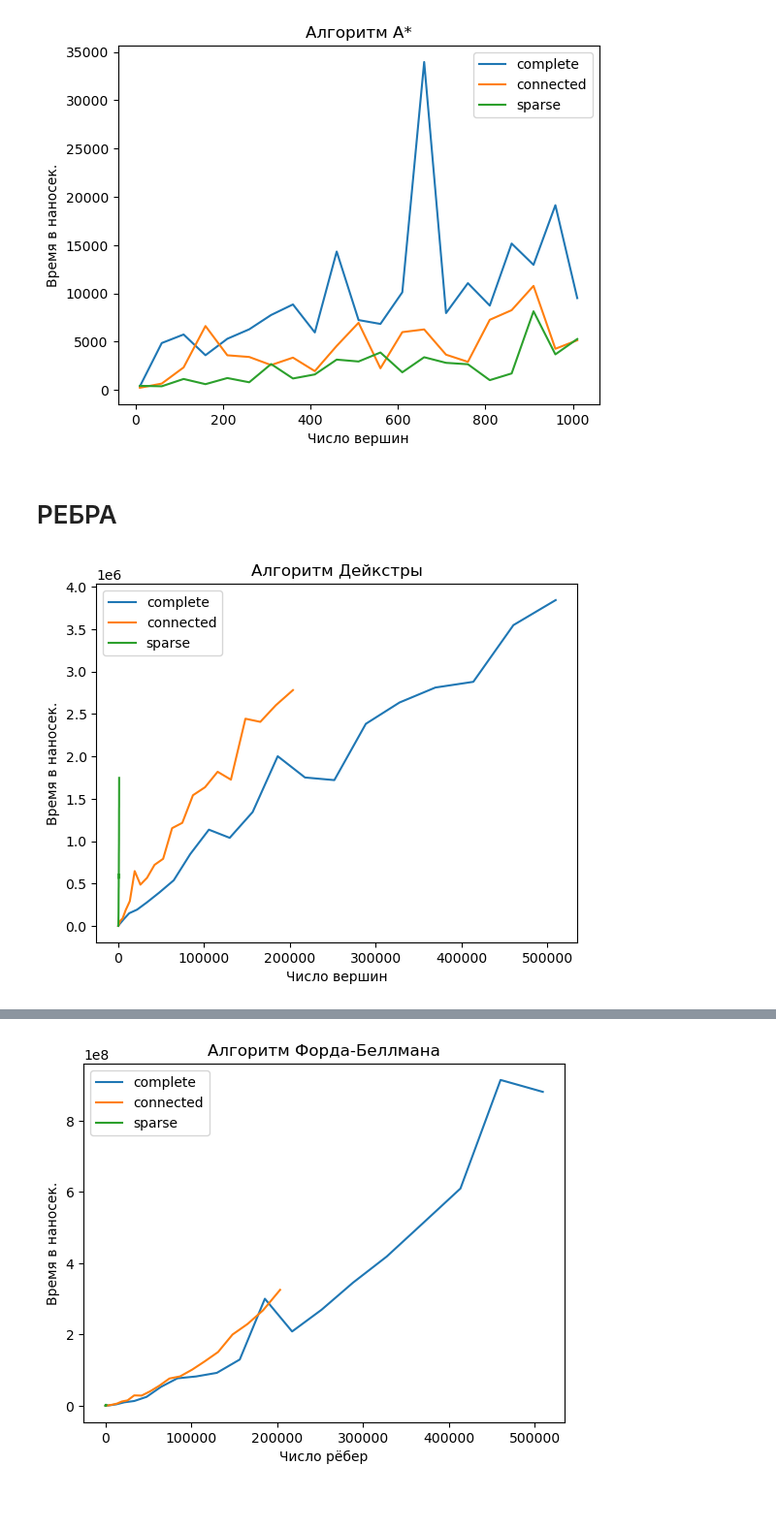
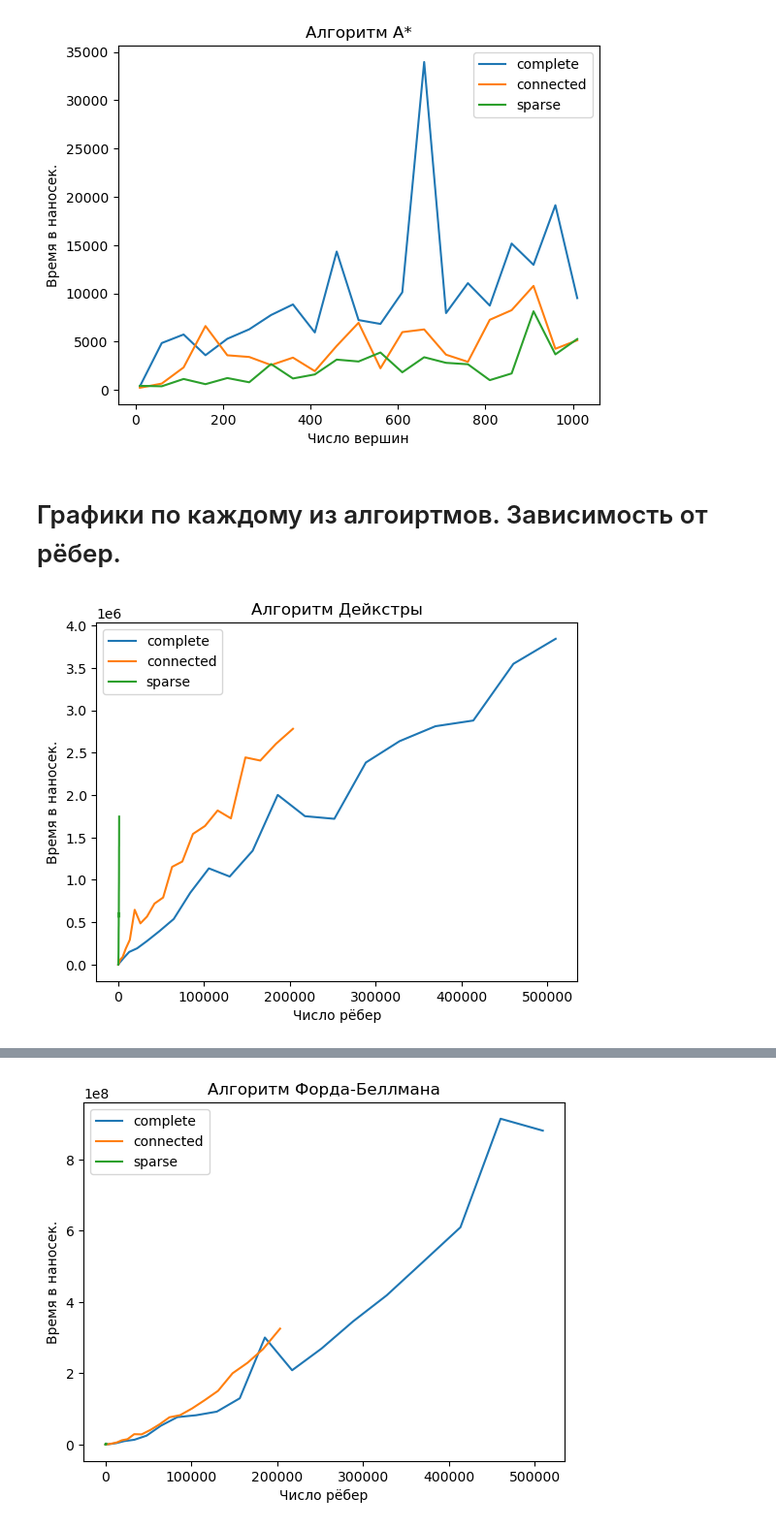
Before and after one commit to KirillNasyrov/HSE_algorithms, a Jupyter notebook: control_home_work_3/graphs.ipynb, the cells around one changed output, grey strips where cells are left out. Shown at 97% size. Saved outputs shown, nothing was run; the diff lists cells and outputs as text; code cells hidden in the pictures; blank space fills up the shorter version.

```diff
--- a/control_home_work_3/graphs.ipynb
+++ b/control_home_work_3/graphs.ipynb
@@ -311,40 +324,40 @@ plt.show()
 # %% [output]
 [figure]
 # %% [markdown]
-# РЕБРА
+# Графики по каждому из алгоиртмов. Зависимость от рёбер.
 # %%
 import matplotlib.pyplot as plt
 import pandas as pd
 
 data = pd.read_csv("results.csv", sep=",")
 
 complete_data = data[(data["Graph"] == "Complete")]
 complete_edges = complete_data["NumEdges"]
 complete_time = complete_data["TimeDijkstra"]
 
 сonnected_data = data[(data["Graph"] == "Connected")]
 сonnected_edges = сonnected_data["NumEdges"]
 сonnected_time = сonnected_data["TimeDijkstra"]
 
 sparse_data = data[(data["Graph"] == "Sparse")]
 sparse_edges = sparse_data["NumEdges"]
 sparse_time = sparse_data["TimeDijkstra"]
 
 
 
 plt.plot(complete_edges, complete_time, label='complete')
 plt.plot(сonnected_edges, сonnected_time, label='сonnected')
 plt.plot(sparse_edges, sparse_time, label='sparse')
 
-plt.xlabel('Число вершин')
+plt.xlabel('Число рёбер')
 plt.ylabel('Время в наносек.')
 plt.title('Алгоритм Дейкстры')
 
 plt.legend()
 
 plt.show()
 # %% [output]
-[figure, old version]
+[figure, new version]
 # %%
 import matplotlib.pyplot as plt
 import pandas as pd
```
Also changed, not shown: parts of 6 cells of this notebook.
